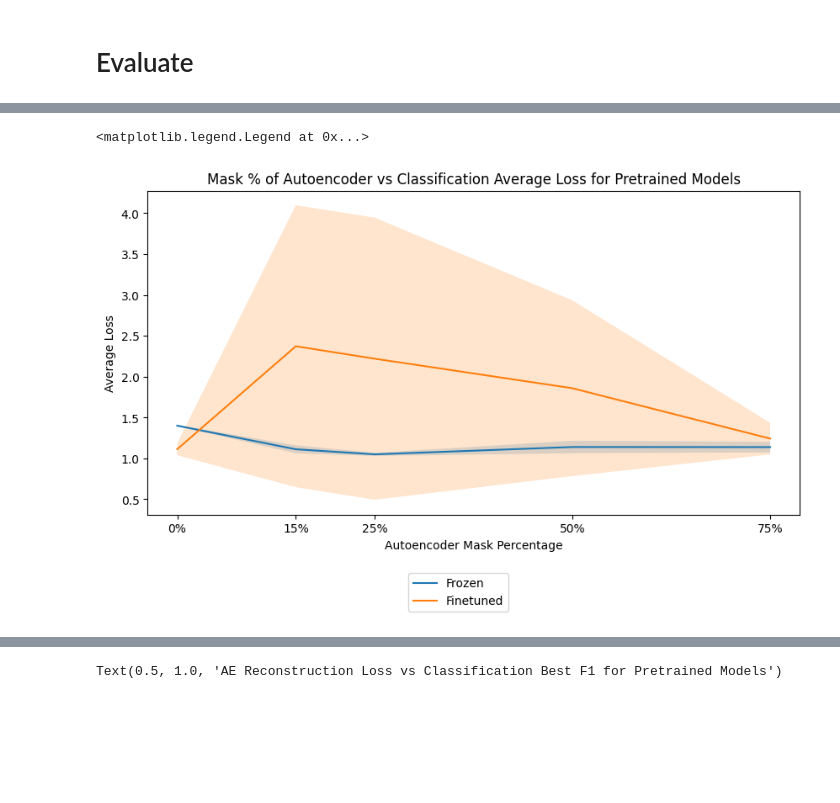
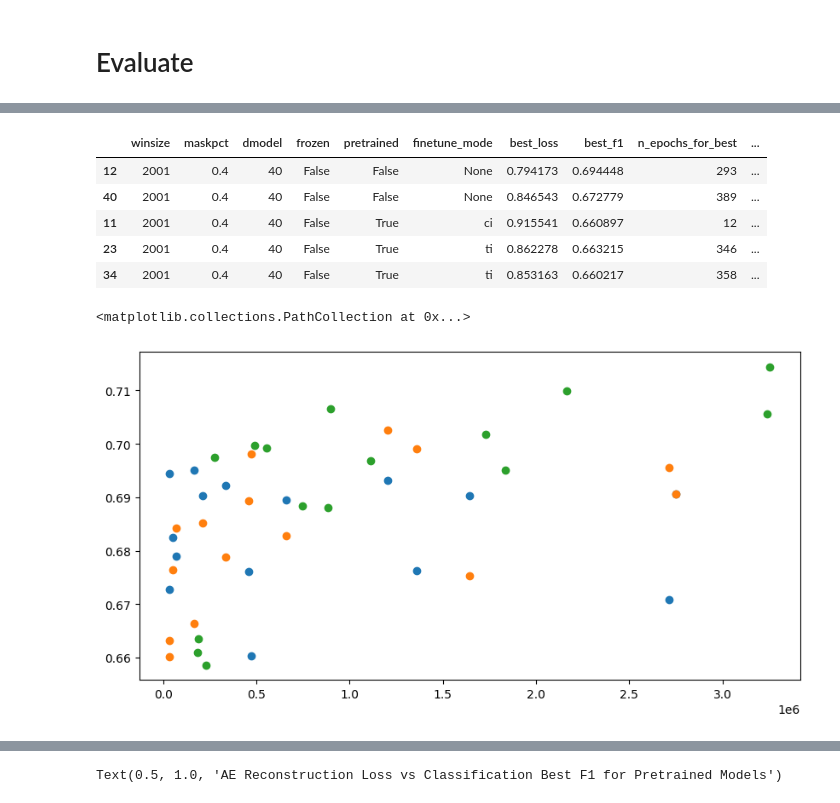
Before and after one commit to Musa-Azeem/eating-detection, a Jupyter notebook: encoderclassifier.ipynb, the cells around one changed output, grey strips where cells are left out. Cells and saved outputs as stored; diff of their text form; code cells hidden in the pictures; blank space fills up the shorter version.

Commit message:
figures

```diff
--- a/encoderclassifier.ipynb
+++ b/encoderclassifier.ipynb
@@ -106,0 +110,5 @@ import matplotlib.pyplot as plt
+# %%
+model_dir = Path('/home/musa/eating-detection/dev/9_regnet-mae/random-search-lstm/[4, 13, 3]-[48, 120, 304]-pretrained-ci7')
+
+# model_dir = Path('/home/musa/eating-detection/dev/9_regnet-mae/random-search-class-fixed/[4, 13, 3]-[48, 120, 304]-pretrained-ci')
+CONFIG = json.load((model_dir / 'config.json').open())
@@ -177,27 +386,41 @@ ax.legend(loc=(0.25,-0.55))
+# %%
+df.head()
+# %% [output]
+|  | winsize | maskpct | dmodel | frozen | pretrained | finetune_mode | best_loss | best_f1 | n_epochs_for_best | ... |
+| 12 | 2001 | 0.4 | 40 | False | False | None | 0.794173 | 0.694448 | 293 | ... |
+| 40 | 2001 | 0.4 | 40 | False | False | None | 0.846543 | 0.672779 | 389 | ... |
+| 11 | 2001 | 0.4 | 40 | False | True | ci | 0.915541 | 0.660897 | 12 | ... |
+| 23 | 2001 | 0.4 | 40 | False | True | ti | 0.862278 | 0.663215 | 346 | ... |
+| 34 | 2001 | 0.4 | 40 | False | True | ti | 0.853163 | 0.660217 | 358 | ... |
 # %%
 # best ae loss to class f1/loss for mask%
-df_pretrained = df[df['pretrained']]
 fig = plt.figure(figsize=(10,5))
 ax = fig.add_subplot(1,1,1)
 
-scalar = 'best_loss'
+scalar = 'best_f1'
 scalar_label = 'Average Loss' if scalar == 'best_loss' else 'Average F1'
 
-def plot(masked_df, label):
-    mean = masked_df.groupby('maskpct').mean()[scalar]
-    std = masked_df.groupby('maskpct').std()[scalar]
-    ax.plot(masked_df['maskpct'].unique(), mean, label=label)
-    ax.fill_between(masked_df['maskpct'].unique(), mean-std, mean+std, alpha=0.2)
+# def plot(masked_df, label):
+#     mean = masked_df.groupby('maskpct').mean()[scalar]
+#     std = masked_df.groupby('maskpct').std()[scalar]
+#     ax.plot(masked_df['maskpct'].unique(), mean, label=label)
+#     ax.fill_between(masked_df['maskpct'].unique(), mean-std, mean+std, alpha=0.2)
 
-plot(df_pretrained[df_pretrained['frozen']], 'Frozen')
-plot(df_pretrained[~df_pretrained['frozen']], 'Finetuned')
+# plot(df_pretrained[df_pretrained['frozen']], 'Frozen')
+# plot(df_pretrained[~df_pretrained['frozen']], 'Finetuned')
+dfsca = df[~df['pretrained']].sort_values('nparams')
+ax.scatter(dfsca['nparams'], dfsca[scalar], label='No Pretraining')
+dfsca = df[df['finetune_mode']=='ti'].sort_values('nparams')
+ax.scatter(dfsca['nparams'], dfsca[scalar], label='Pretained on ti')
+dfsca = df[df['finetune_mode']=='ci'].sort_values('nparams')
+ax.scatter(dfsca['nparams'], dfsca[scalar], label='Pretained on ci')
 
-ax.set_xlabel('Autoencoder Mask Percentage')
-ax.set_ylabel(scalar_label)
-ax.set_title(f'Mask % of Autoencoder vs Classification {scalar_label} for Pretrained Models')
-ax.set_xticks(df['maskpct'].unique())
-ax.set_xticklabels([f'{x}%' for x in (df['maskpct'].unique()*100).astype(int)])
-ax.legend(loc=(.4,-.3))
+# ax.set_xlabel('Autoencoder Mask Percentage')
+# ax.set_ylabel(scalar_label)
+# ax.set_title(f'Mask % of Autoencoder vs Classification {scalar_label} for Pretrained Models')
+# ax.set_xticks(df['maskpct'].unique())
+# ax.set_xticklabels([f'{x}%' for x in (df['maskpct'].unique()*100).astype(int)])
+# ax.legend(loc=(.4,-.3))
 # %% [output]
-<matplotlib.legend.Legend at 0x...>
+<matplotlib.collections.PathCollection at 0x...>
-[figure, old version]
+[figure, new version]
```
Also changed, not shown: parts of 15 cells of this notebook, 8 other files.
